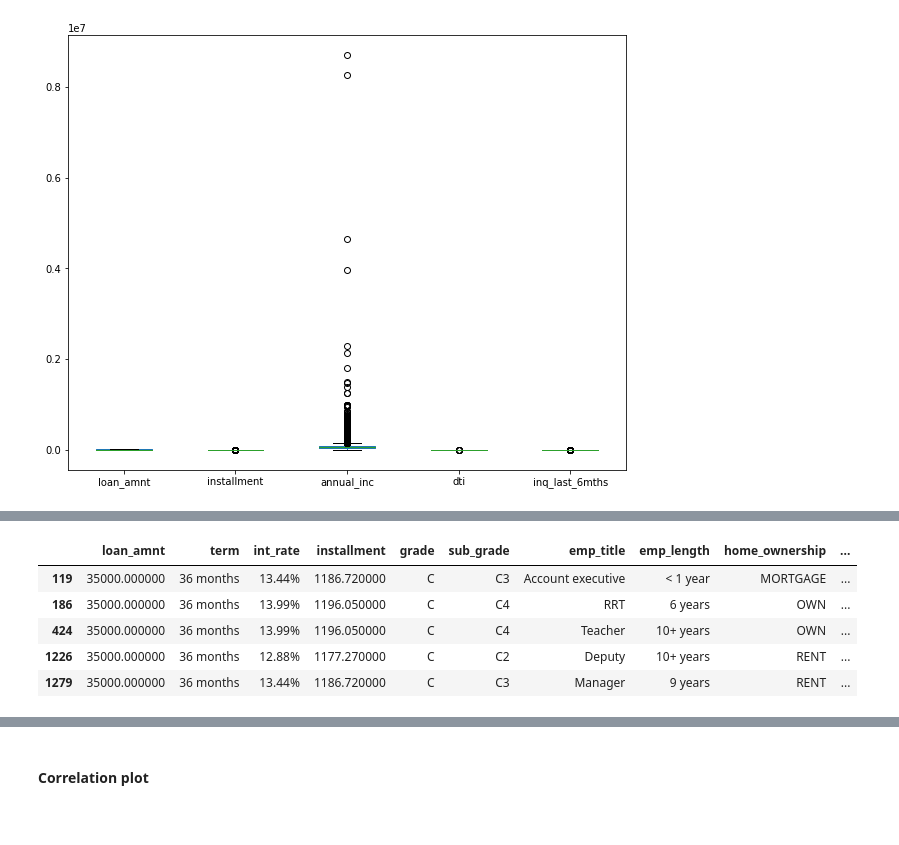
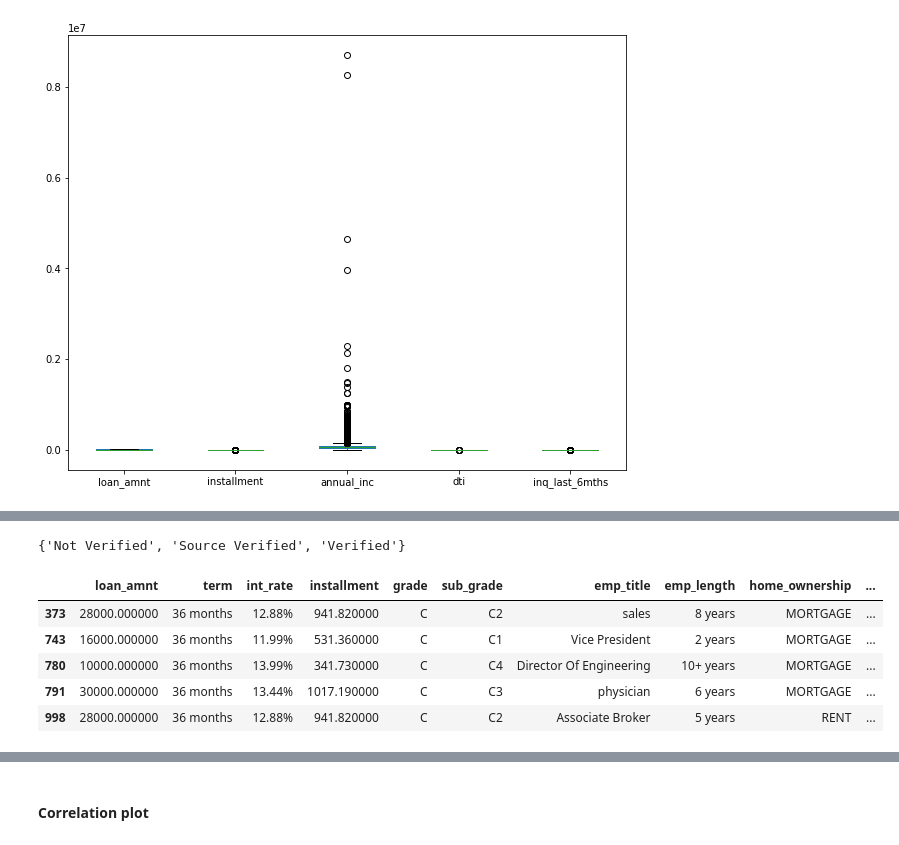
Before and after one commit to pratos/python4ds, a Jupyter notebook: notebooks/Data Preprocessing.ipynb, the cells around one changed output, grey strips where cells are left out. Cells and saved outputs as stored; diff of their text form; code cells hidden in the pictures.

```diff
--- a/notebooks/Data Preprocessing.ipynb
+++ b/notebooks/Data Preprocessing.ipynb
@@ -353,4 +342,4 @@ lending_club_concat.query('grade == "C"').shape
 # %% [output]
 (84832, 18)
 # %%
-lending_club_concat = lending_club_concat.query('grade == "C"')
+lc_df_2015 = lc_df_2015.query('grade == "C"')
@@ -356,0 +356,2 @@ lending_club_concat = lending_club_concat.query('grade == "C"')
+# %%
+lc_df_2015 = lc_df_2015.reset_index(drop=True)
@@ -411,4 +408,4 @@ Ideal method to identify outliers is to do via calculating __z-score__
 # %%
 from scipy.stats import zscore
 
-standardized = lending_club_concat.groupby('grade').transform(zscore)
+standardized = lc_df_2015.groupby('grade').transform(zscore)
@@ -415,11 +421,15 @@ standardized = lending_club_concat.groupby('grade').transform(zscore)
 # %%
-outliers = (standardized['installment'] > 3)
+outliers = (standardized['annual_inc'] > 3)
+# %%
+set(lc_df_2015['verification_status'])
+# %% [output]
+{'Not Verified', 'Source Verified', 'Verified'}
 # %%
-lending_club_concat.loc[outliers].head()
+lc_df_2015.loc[outliers].head()
 # %% [output]
 |  | loan_amnt | term | int_rate | installment | grade | sub_grade | emp_title | emp_length | home_ownership | ... |
-| 119 | 35000.000000 | 36 months | 13.44% | 1186.720000 | C | C3 | Account executive | < 1 year | MORTGAGE | ... |
-| 186 | 35000.000000 | 36 months | 13.99% | 1196.050000 | C | C4 | RRT | 6 years | OWN | ... |
-| 424 | 35000.000000 | 36 months | 13.99% | 1196.050000 | C | C4 | Teacher | 10+ years | OWN | ... |
-| 1226 | 35000.000000 | 36 months | 12.88% | 1177.270000 | C | C2 | Deputy | 10+ years | RENT | ... |
-| 1279 | 35000.000000 | 36 months | 13.44% | 1186.720000 | C | C3 | Manager | 9 years | RENT | ... |
+| 373 | 28000.000000 | 36 months | 12.88% | 941.820000 | C | C2 | sales | 8 years | MORTGAGE | ... |
+| 743 | 16000.000000 | 36 months | 11.99% | 531.360000 | C | C1 | Vice President | 2 years | MORTGAGE | ... |
+| 780 | 10000.000000 | 36 months | 13.99% | 341.730000 | C | C4 | Director Of Engineering | 10+ years | MORTGAGE | ... |
+| 791 | 30000.000000 | 36 months | 13.44% | 1017.190000 | C | C3 | physician | 6 years | MORTGAGE | ... |
+| 998 | 28000.000000 | 36 months | 12.88% | 941.820000 | C | C2 | Associate Broker | 5 years | RENT | ... |
```
Also changed, not shown: parts of 190 cells of this notebook, 2 other files.
